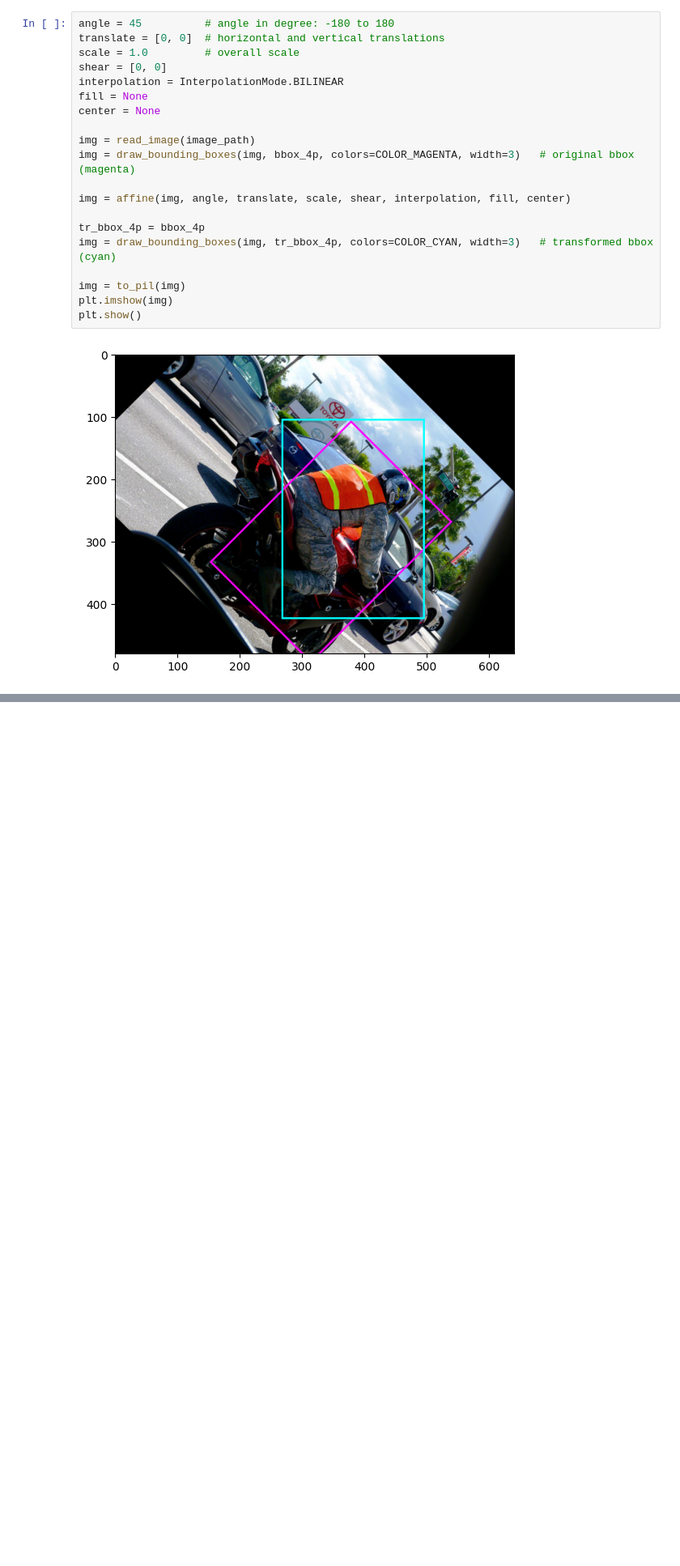
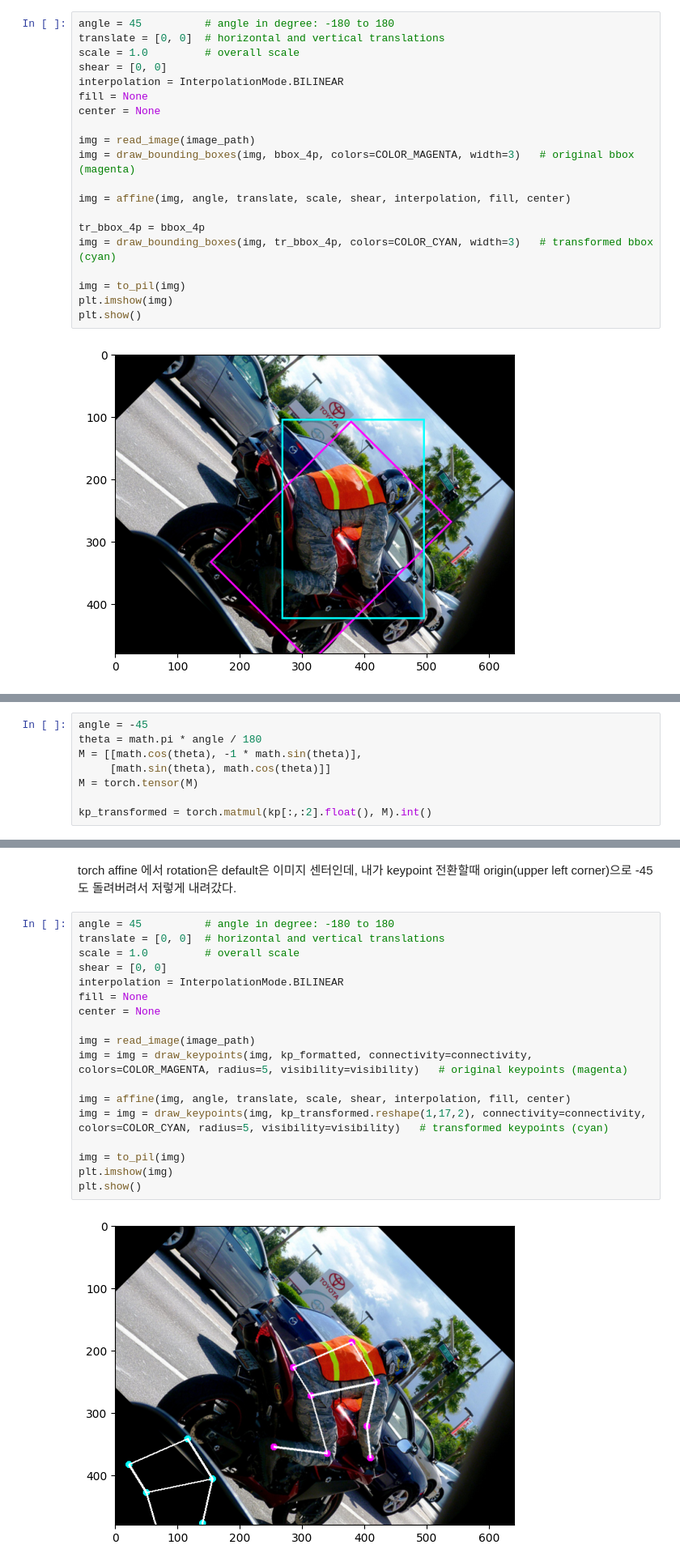
Before and after one commit to lancifollia/pose, a Jupyter notebook: notebooks/1_2_affine_transform_label.ipynb, the cells around one changed output, grey strips where cells are left out. Shown at 81% size. Saved outputs shown, nothing was run; the diff lists cells and outputs as text; blank space fills up the shorter version.

```diff
--- a/notebooks/1_2_affine_transform_label.ipynb
+++ b/notebooks/1_2_affine_transform_label.ipynb
@@ -112,0 +231,8 @@ rotation하면 bbox를 다시 잡아야겠는데?
+# %%
+angle = -45
+theta = math.pi * angle / 180
+M = [[math.cos(theta), -1 * math.sin(theta)],
+     [math.sin(theta), math.cos(theta)]]
+M = torch.tensor(M)
+
+kp_transformed = torch.matmul(kp[:,:2].float(), M).int()
@@ -112,0 +287,22 @@ rotation하면 bbox를 다시 잡아야겠는데?
+# %% [markdown]
+torch affine 에서 rotation은 default은 이미지 센터인데, 내가 keypoint 전환할때 origin(upper left corner)으로 -45도 돌려버려서 저렇게 내려갔다.
+# %%
+angle = 45          # angle in degree: -180 to 180
+translate = [0, 0]  # horizontal and vertical translations
+scale = 1.0         # overall scale
+shear = [0, 0]
+interpolation = InterpolationMode.BILINEAR
+fill = None
+center = None
+
+img = read_image(image_path)
+img = img = draw_keypoints(img, kp_formatted, connectivity=connectivity, colors=COLOR_MAGENTA, radius=5, visibility=visibility)   # original keypoints (magenta)
+
+img = affine(img, angle, translate, scale, shear, interpolation, fill, center)
+img = img = draw_keypoints(img, kp_transformed.reshape(1,17,2), connectivity=connectivity, colors=COLOR_CYAN, radius=5, visibility=visibility)   # transformed keypoints (cyan)
+
+img = to_pil(img)
+plt.imshow(img)
+plt.show()
+# %% [output]
+[figure, added]
```
Also changed, not shown: parts of 26 cells of this notebook, 1 other file.
